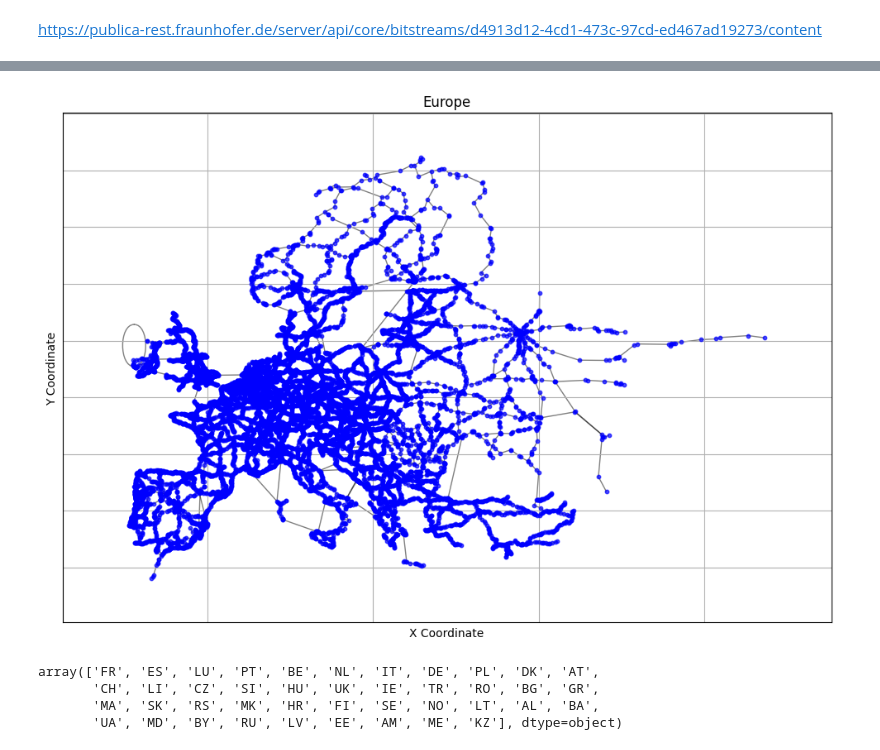
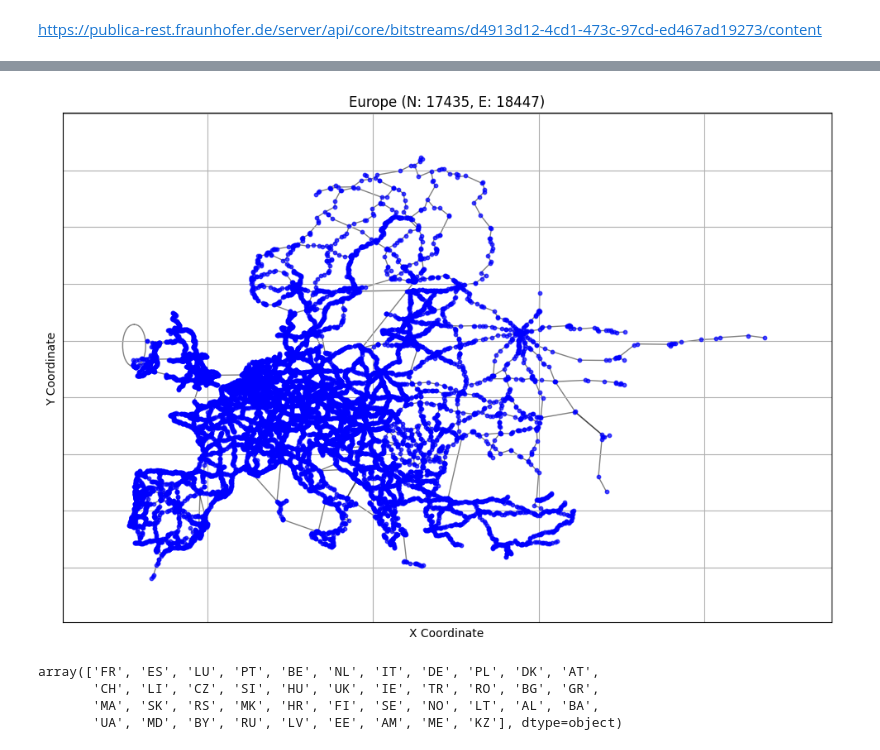
Before and after one commit to AI-for-Infrastructure-Management/imp-act, a Jupyter notebook: create_highway_network.ipynb, the cells around one changed output, grey strips where cells are left out. Drawn from its saved outputs; the diff is of its cells as text; code cells hidden in the pictures.

```diff
--- a/create_highway_network.ipynb
+++ b/create_highway_network.ipynb
@@ -24,35 +20,38 @@ import pandas as pd
 import networkx as nx
 import matplotlib.pyplot as plt
 
 # 1. Loading the Data
 nodes_df = pd.read_csv(nodes_file)
 edges_df = pd.read_csv(edges_file)
 
 # Plot the graph
 # Create a graph from the edges
 G = nx.from_pandas_edgelist(edges_df, 'Network_Node_A_ID', 'Network_Node_B_ID')
 
 # add edge information as attributes to graph
 edge_columns = ['Network_Edge_ID', 'Manually_Added', 'Distance', 'Traffic_flow_trucks_2019', 'Traffic_flow_trucks_2030']
 for index, row in edges_df.iterrows():
     for column in edge_columns:
         G.edges[row['Network_Node_A_ID'], row['Network_Node_B_ID']][column] = row[column]
 
 # Create a position dictionary from node coordinates
 pos = {row['Network_Node_ID']: (row['Network_Node_X'], row['Network_Node_Y']) for index, row in nodes_df.iterrows()}
 
 # Plotting the network
 plt.figure(figsize=(12, 8))
 nx.draw_networkx_nodes(G, pos, node_size=10, node_color='blue', alpha=0.7)
 nx.draw_networkx_edges(G, pos, alpha=0.5)
 
-plt.title('Europe')
+no_nodes = len(G.nodes)
+no_edges = len(G.edges)
+
+plt.title(f'Europe (N: {no_nodes}, E: {no_edges})')
 plt.xlabel('X Coordinate')
 plt.ylabel('Y Coordinate')
 plt.grid(True)
 plt.show()
 # %% [output]
-[figure, old version]
+[figure, new version]
 # %%
 nodes_df.head()
 
```
Also changed, not shown: parts of 17 cells of this notebook.
